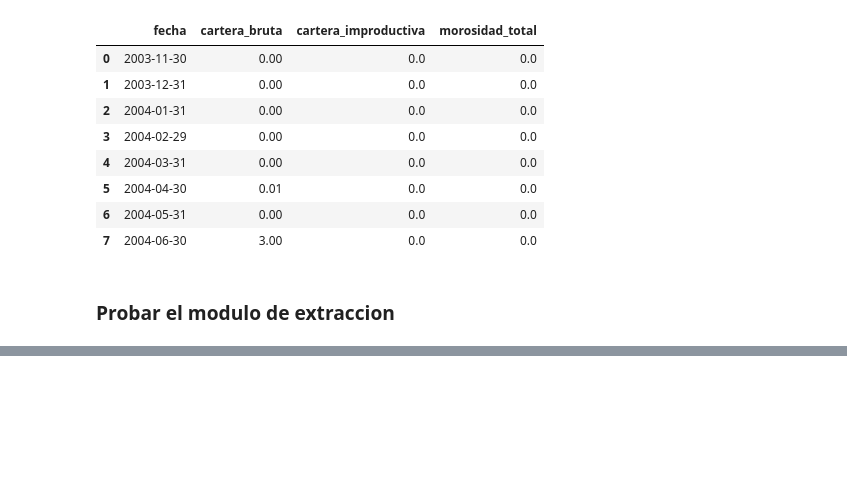
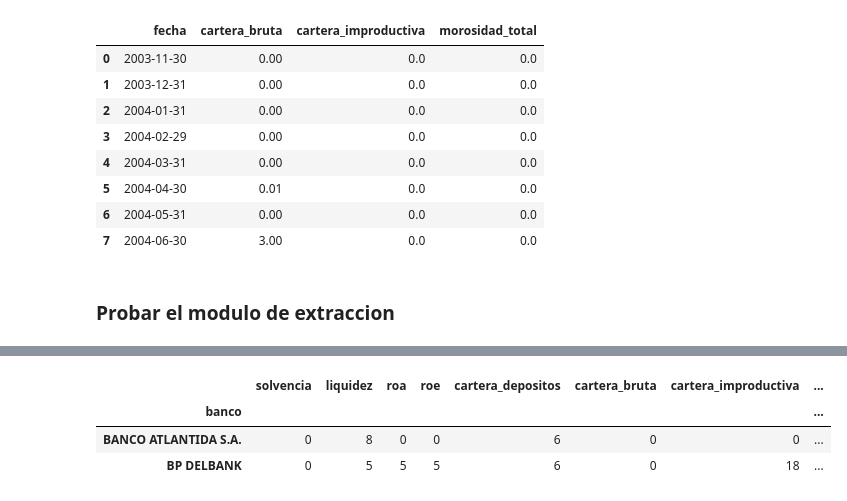
Before and after one commit to tavomx45/audit-ecuador-banking-data, a Jupyter notebook: notebooks/validacion_datos.ipynb, the cells around one changed output, grey strips where cells are left out. Saved outputs shown, nothing was run; the diff lists cells and outputs as text; code cells hidden in the pictures; blank space fills up the shorter version.

```diff
--- a/notebooks/validacion_datos.ipynb
+++ b/notebooks/validacion_datos.ipynb
@@ -1573,0 +1602,32 @@ print("Archivos guardados correctamente.")
+# %%
+# Variables financieras que queremos analizar
+variables = [
+    "solvencia",
+    "liquidez",
+    "roa",
+    "roe",
+    "cartera_depositos",
+    "cartera_bruta",
+    "cartera_improductiva",
+    "morosidad_total",
+    "cobertura"
+]
+
+# Contar ceros por institución y variable
+resumen_ceros = (
+    panel_bancario
+    .groupby("banco")[variables]
+    .agg(lambda x: (x == 0).sum())
+)
+
+# Mostrar únicamente instituciones con al menos un cero
+resumen_ceros = resumen_ceros.loc[
+    resumen_ceros.sum(axis=1) > 0
+]
+
+display(resumen_ceros)
+# %% [output]
+|  | solvencia | liquidez | roa | roe | cartera_depositos | cartera_bruta | cartera_improductiva | ... |
+| banco |  |  |  |  |  |  |  | ... |
+| BANCO ATLANTIDA S.A. | 0 | 8 | 0 | 0 | 6 | 0 | 0 | ... |
+| BP DELBANK | 0 | 5 | 5 | 5 | 6 | 0 | 18 | ... |
```
Also changed, not shown: parts of 7 cells of this notebook, 1 other file.
